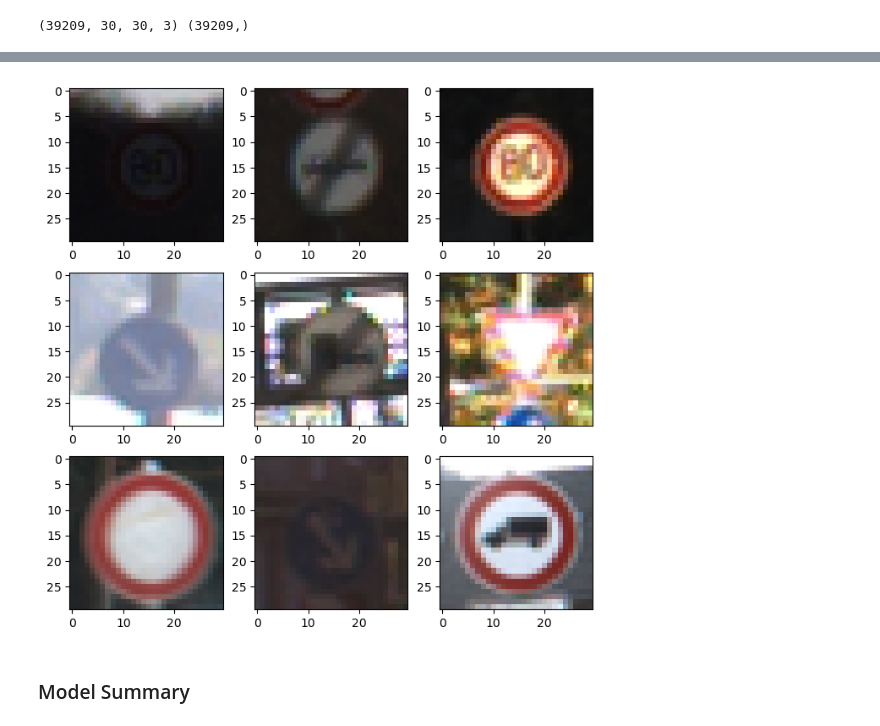
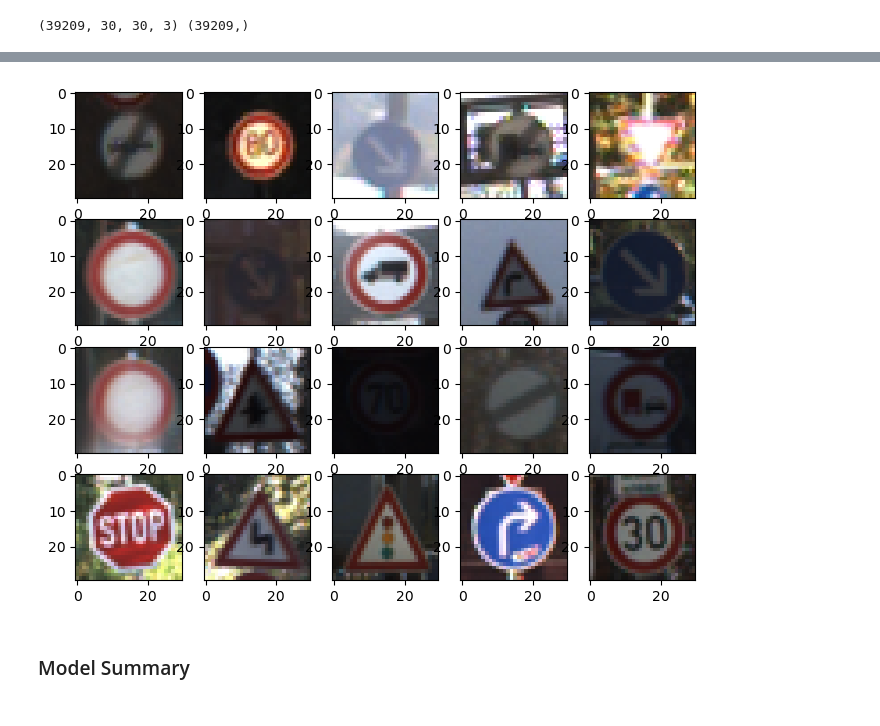
Before and after one commit to TariqAlhathloul/GTS_CNN, a Jupyter notebook: GTS_CNN.ipynb, the cells around one changed output, grey strips where cells are left out. Drawn from its saved outputs; the diff is of its cells as text; code cells hidden in the pictures.

```diff
--- a/GTS_CNN.ipynb
+++ b/GTS_CNN.ipynb
@@ -71,13 +63,13 @@ y_test  (7842, 43)
 # %%
 plt.figure(figsize=(8, 8))
 
-for i in range(9):
-    plt.subplot(330 + 1 + i)
+for i in range(1,21):
+    plt.subplot(5,5, i)
     plt.imshow(X_train[i])
 
 plt.show()
 # %% [output]
-[figure, old version]
+[figure, new version]
 # %%
 model = Sequential([
     # the input layer
```
Also changed, not shown: parts of 10 cells of this notebook.
